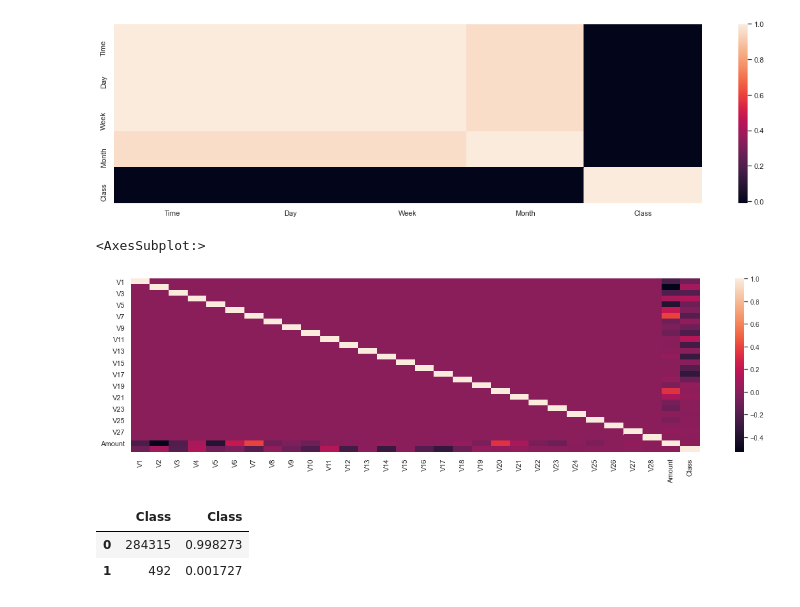
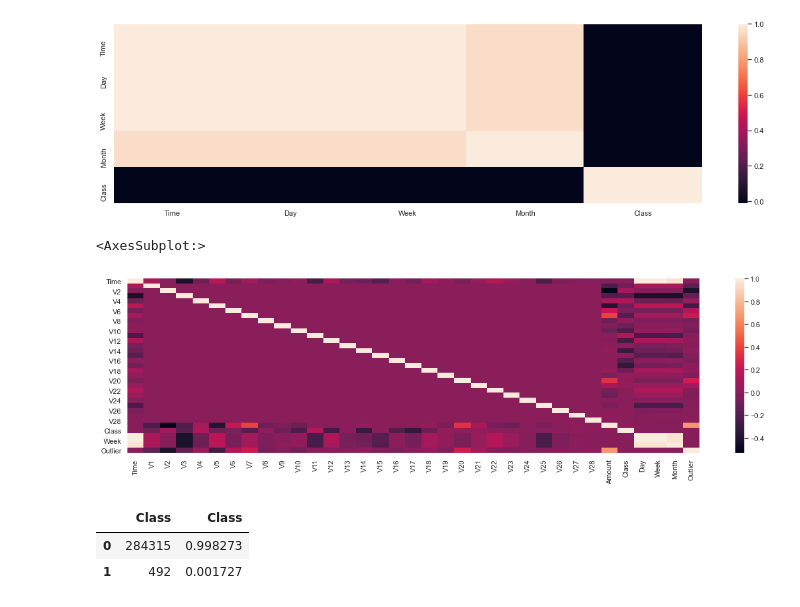
Before and after one commit to BBenicio/credit-card-fraud, a Jupyter notebook: fraud.ipynb, the cells around one changed output. Cells and saved outputs as stored; diff of their text form; code cells hidden in the pictures.

```diff
--- a/fraud.ipynb
+++ b/fraud.ipynb
@@ -149,3 +173,7 @@ df.loc[df['Amount'].nlargest(100).index, 'Class'].value_counts()
 # %% [output]
 0    100
 Name: Class, dtype: int64
+# %%
+df['Outlier'] = 0
+df.loc[get_outliers(1.5), 'Outlier'] = 1 # Outlier
+df.loc[get_outliers(3), 'Outlier'] = 3 # Extreme outlier
@@ -155,10 +185,10 @@ sns.heatmap(df[['Time', 'Day', 'Week', 'Month', 'Class']].corr())
 <AxesSubplot:>
 [figure]
 # %%
-sns.heatmap(df.iloc[:,1:-3].corr())
+sns.heatmap(df.corr())
 # %% [output]
 <AxesSubplot:>
-[figure, old version]
+[figure, new version]
 # %%
 pd.concat([df['Class'].value_counts(), df['Class'].value_counts(normalize=True)], axis=1)
 # %% [output]
```
Also changed, not shown: parts of 34 cells of this notebook.
